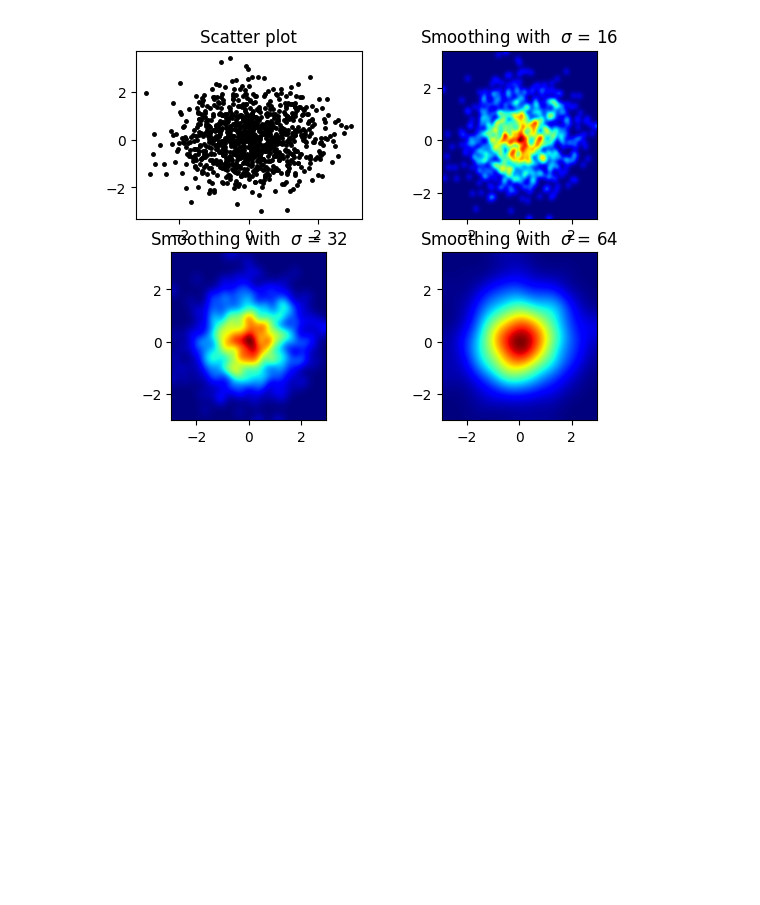
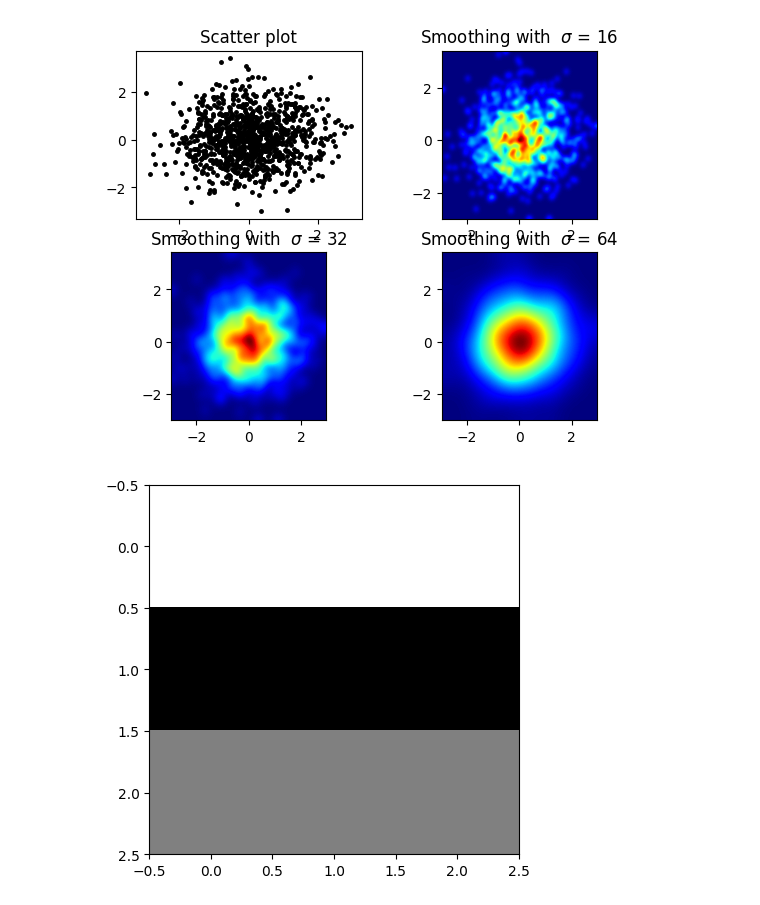
Before and after one commit to Nancy2615/nancy, a Jupyter notebook: Escalares,_Vectores_y_matrices,_tensores.ipynb, the cells around one changed output. Drawn from its saved outputs; the diff is of its cells as text; code cells hidden in the pictures; blank space fills up the shorter version.

```diff
--- a/Escalares,_Vectores_y_matrices,_tensores.ipynb
+++ b/Escalares,_Vectores_y_matrices,_tensores.ipynb
@@ -146,3 +146,21 @@ for ax, s in zip(axs.flatten(), sigmas):
 plt.show()
 # %% [output]
 [figure]
+# %%
+escalar = 42
+import numpy as np
+vector = np.array([2,5,7])
+matriz = np.array([[1,5],[9,4],[5,5]])
+
+tensor = np.array([
+[[255,255,255],[255,255,255],[255,255,255]],
+[[0,0,0],[0,0,0],[0,0,0]],
+[[128,128,128],[128,128,128],[128,128,128]]
+])
+
+%matplotlib inline
+import matplotlib.pyplot as plt
+plt.imshow(tensor, interpolation="nearest")
+plt.show()
+# %% [output]
+[figure, added]
```
Also changed, not shown: parts of 2 cells of this notebook.
